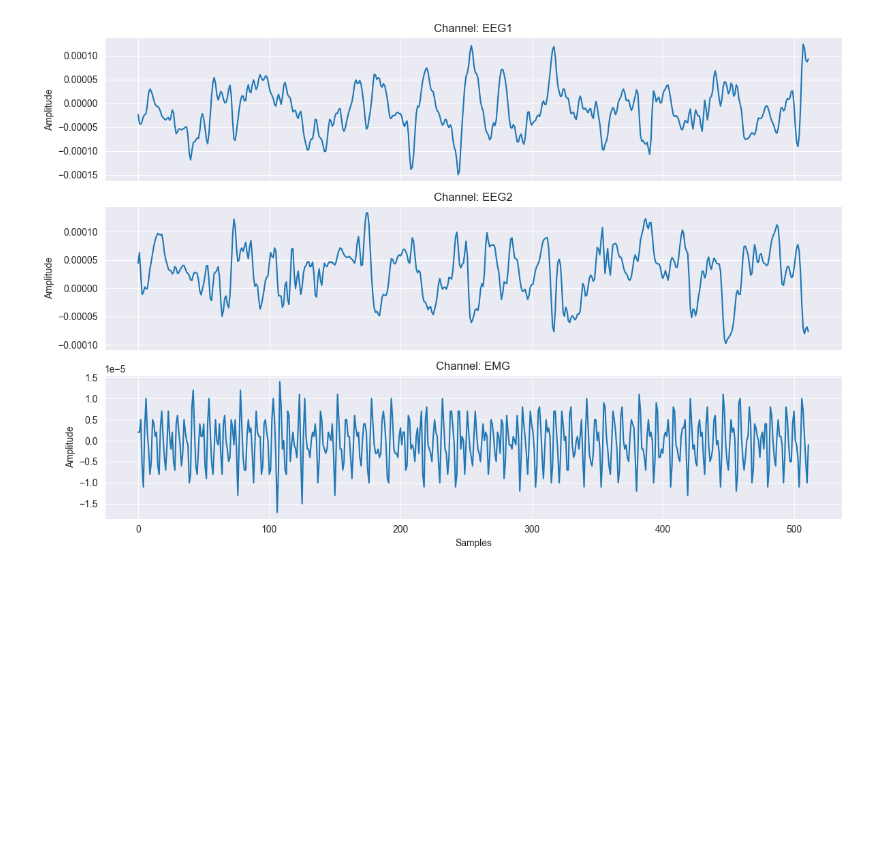
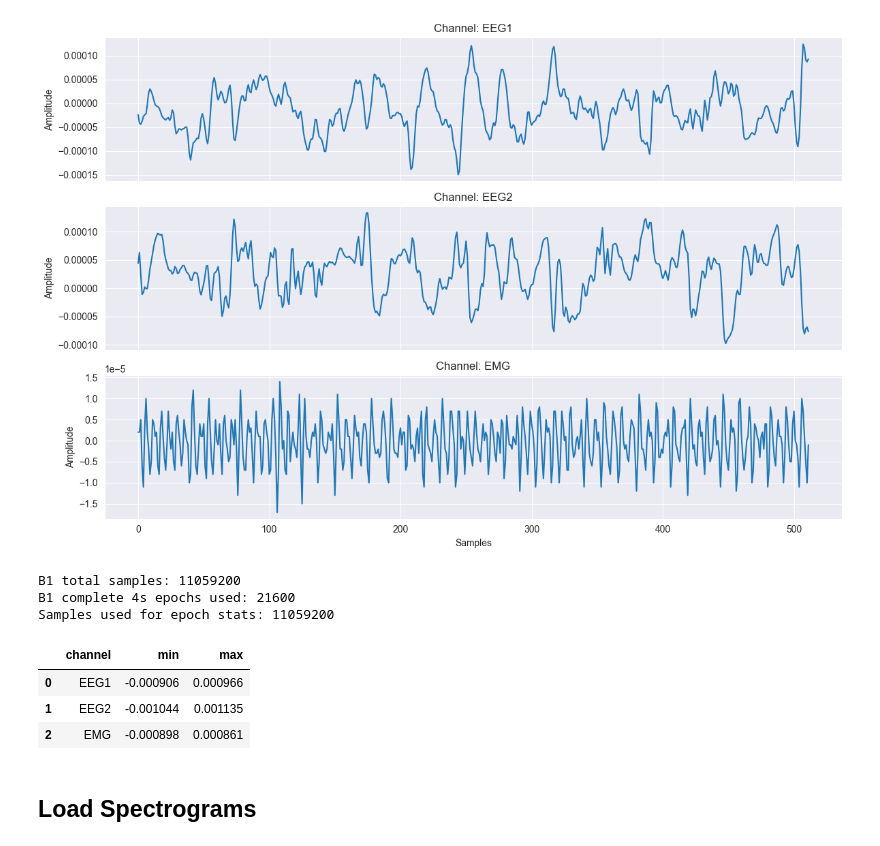
Before and after one commit to Kasper1616/DeepSnooze, a Jupyter notebook: notebooks/load_data.ipynb, the cells around one changed output. Cells and saved outputs as stored; diff of their text form; code cells hidden in the pictures; blank space fills up the shorter version.

```diff
--- a/notebooks/load_data.ipynb
+++ b/notebooks/load_data.ipynb
@@ -63,3 +63,45 @@ plt.tight_layout()
 plt.show()
 # %% [output]
 [figure]
+# %%
+import numpy as np
+
+# Load B1 from the raw data folder.
+raw_b1 = mne.io.read_raw_edf("./../data/raw/CohortB/recordings/B1.edf", preload=False, verbose=False)
+sfreq_b1 = raw_b1.info["sfreq"]
+epoch_duration = 4.0
+samples_per_epoch = int(epoch_duration * sfreq_b1)
+
+n_samples = raw_b1.n_times
+n_epochs = n_samples // samples_per_epoch
+usable_samples = n_epochs * samples_per_epoch
+
+# Read only complete 4-second epochs and reshape to [channels, epochs, samples_per_epoch].
+data_all = raw_b1.get_data(start=0, stop=usable_samples)
+data_epoched = data_all.reshape(data_all.shape[0], n_epochs, samples_per_epoch)
+
+channel_mins = data_epoched.min(axis=(1, 2))
+channel_maxs = data_epoched.max(axis=(1, 2))
+
+stats_df = pd.DataFrame(
+    {
+        "channel": raw_b1.info["ch_names"],
+        "min": channel_mins,
+        "max": channel_maxs,
+    }
+)
+
+print(f"B1 total samples: {n_samples}")
+print(f"B1 complete 4s epochs used: {n_epochs}")
+print(f"Samples used for epoch stats: {usable_samples}")
+stats_df
+# %% [output]
+B1 total samples: 11059200
+B1 complete 4s epochs used: 21600
+Samples used for epoch stats: 11059200
+|  | channel | min | max |
+| 0 | EEG1 | -0.000906 | 0.000966 |
+| 1 | EEG2 | -0.001044 | 0.001135 |
+| 2 | EMG | -0.000898 | 0.000861 |
+# %% [markdown]
+## Load Spectrograms
```
Also changed, not shown: parts of 4 cells of this notebook, 5 other files.
